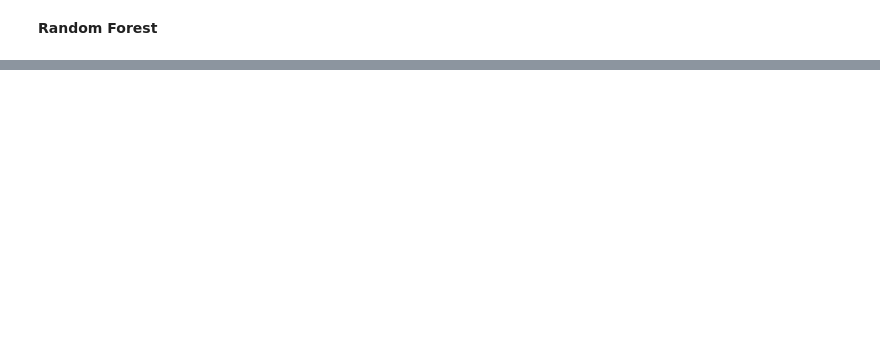
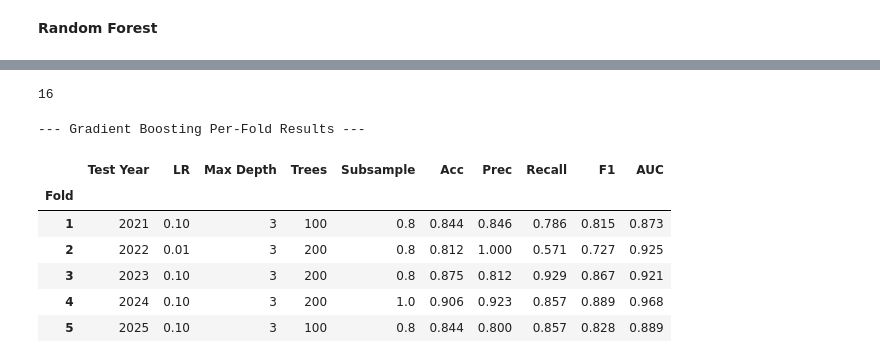
Before and after one commit to mattmarz94/nfl-decision-support-analytics, a Jupyter notebook: Data Preprocessing/modeling_mm.ipynb, the cells around one changed output, grey strips where cells are left out. Saved outputs shown, nothing was run; the diff lists cells and outputs as text; code cells hidden in the pictures; blank space fills up the shorter version.

```diff
--- a/Data Preprocessing/modeling_mm.ipynb
+++ b/Data Preprocessing/modeling_mm.ipynb
@@ -815,0 +542,79 @@ Saved: plot_feature_importance.png
+# %%
+param_grid_gb = {
+    "n_estimators": [100, 200],
+    "max_depth": [3, 5],
+    "learning_rate": [0.01, 0.1],
+    "subsample": [0.8, 1.0],
+}
+
+total_combos = len(param_grid_gb["n_estimators"]) * len(param_grid_gb["max_depth"]) * len(param_grid_gb["learning_rate"]) * len(param_grid_gb["subsample"])
+print(total_combos)
+# %% [output]
+16
+# %%
+gb_models = []
+gb_rows = []
+
+for fold in folds:
+    X_train = fold["X_train"]
+    X_test = fold["X_test"]
+
+    cv_inner = StratifiedKFold(n_splits=5, shuffle=True, random_state=42)
+
+    grid_search = GridSearchCV(
+        GradientBoostingClassifier(random_state=42),
+        param_grid_gb,
+        cv=cv_inner,
+        scoring="f1",
+        n_jobs=-1,
+        refit=True,
+    )
+    grid_search.fit(X_train, fold["y_train"])
+
+    best_gb = grid_search.best_estimator_
+    best_params = grid_search.best_params_
+
+    y_pred = best_gb.predict(X_test)
+    y_prob = best_gb.predict_proba(X_test)[:, 1]
+    metrics = evaluate_model(fold["y_test"], y_pred, y_prob)
+
+    gb_rows.append({
+        "Fold": fold["fold_num"],
+        "Test Year": fold["test_year"],
+        "LR": best_params["learning_rate"],
+        "Max Depth": best_params["max_depth"],
+        "Trees": best_params["n_estimators"],
+        "Subsample": best_params["subsample"],
+        "Acc": round(metrics["accuracy"], 3),
+        "Prec": round(metrics["precision"], 3),
+        "Recall": round(metrics["recall"], 3),
+        "F1": round(metrics["f1"], 3),
+        "AUC": round(metrics["auc_roc"], 3),
+    })
+
+    all_results.append({
+        "model": "Gradient Boosting",
+        "fold": fold["fold_num"],
+        "test_year": fold["test_year"],
+        **metrics
+    })
+
+    gb_models.append({
+        "fold": fold["fold_num"],
+        "test_year": fold["test_year"],
+        "model": best_gb,
+        "best_params": best_params,
+        "cv_best_score": grid_search.best_score_,
+    })
+
+print("\n--- Gradient Boosting Per-Fold Results ---")
+display(pd.DataFrame(gb_rows).set_index("Fold"))
+# %% [output]
+--- Gradient Boosting Per-Fold Results ---
+|  | Test Year | LR | Max Depth | Trees | Subsample | Acc | Prec | Recall | F1 | AUC |
+| Fold |  |  |  |  |  |  |  |  |  |  |
+| 1 | 2021 | 0.10 | 3 | 100 | 0.8 | 0.844 | 0.846 | 0.786 | 0.815 | 0.873 |
+| 2 | 2022 | 0.01 | 3 | 200 | 0.8 | 0.812 | 1.000 | 0.571 | 0.727 | 0.925 |
+| 3 | 2023 | 0.10 | 3 | 200 | 0.8 | 0.875 | 0.812 | 0.929 | 0.867 | 0.921 |
+| 4 | 2024 | 0.10 | 3 | 200 | 1.0 | 0.906 | 0.923 | 0.857 | 0.889 | 0.968 |
+| 5 | 2025 | 0.10 | 3 | 100 | 0.8 | 0.844 | 0.800 | 0.857 | 0.828 | 0.889 |
```
Also changed, not shown: parts of 56 cells of this notebook, 2 other files.
